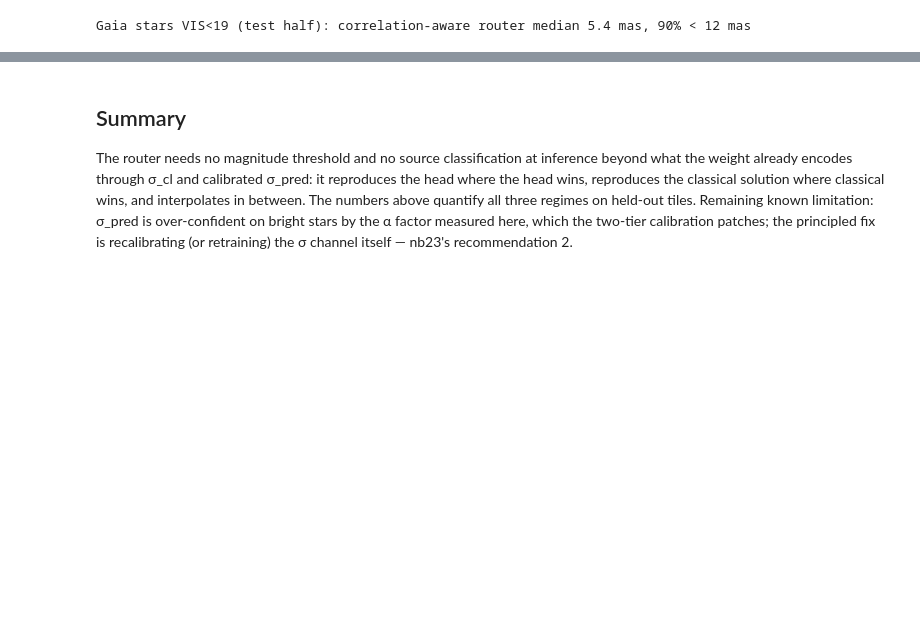
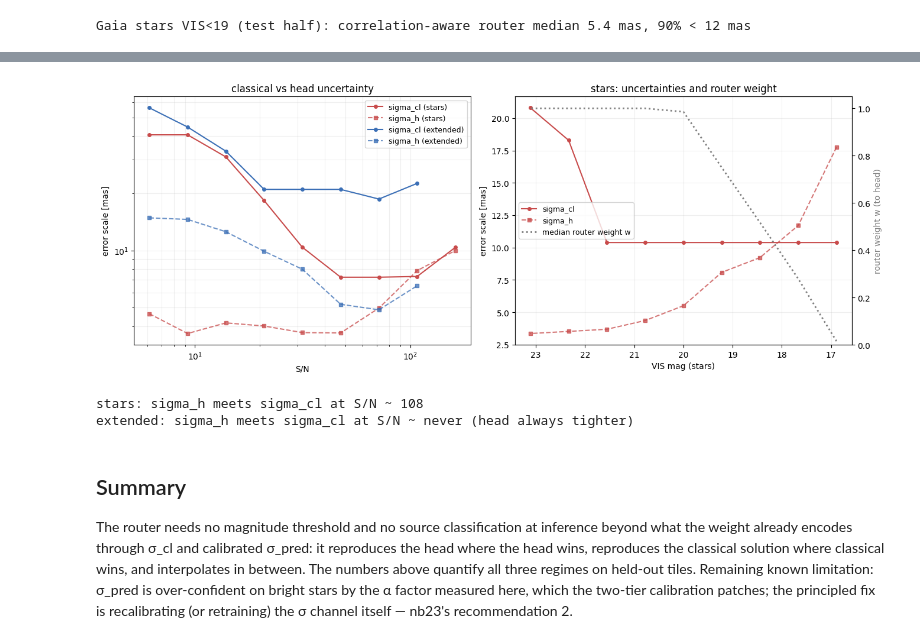
Before and after one commit to xoubish/JAISP, a Jupyter notebook: io/24_astrometry_sigma_router.ipynb, the cells around one changed output, grey strips where cells are left out. Saved outputs shown, nothing was run; the diff lists cells and outputs as text; code cells hidden in the pictures; blank space fills up the shorter version.

```diff
--- a/io/24_astrometry_sigma_router.ipynb
+++ b/io/24_astrometry_sigma_router.ipynb
@@ -300,3 +307,48 @@ Gaia stars VIS<19 (test half): correlation-aware router median 5.4 mas, 90% < 12
+# %%
+ts=test.copy(); ts['star']=ts.is_star.fillna(False)
+fig,axes=plt.subplots(1,2,figsize=(13.5,5.2))
+sb2=np.geomspace(5,300,11); cen2=np.sqrt(sb2[1:]*sb2[:-1])
+for cls,col in [(True,'#c84b4b'),(False,'#3b6fb6')]:
+    g=ts[ts.star==cls]
+    mcl=[g.sig_cl[(g.snr>=lo)&(g.snr<hi)].median() if ((g.snr>=lo)&(g.snr<hi)).sum()>60 else np.nan
+         for lo,hi in zip(sb2[:-1],sb2[1:])]
+    mh=[g.sig_h[(g.snr>=lo)&(g.snr<hi)].median() if ((g.snr>=lo)&(g.snr<hi)).sum()>60 else np.nan
+        for lo,hi in zip(sb2[:-1],sb2[1:])]
+    lab='stars' if cls else 'extended'
+    axes[0].plot(cen2,mcl,'-o',ms=4,color=col,label=f'sigma_cl ({lab})')
+    axes[0].plot(cen2,mh,'--s',ms=4,color=col,alpha=0.75,label=f'sigma_h ({lab})')
+axes[0].set(xscale='log',yscale='log',xlabel='S/N',ylabel='error scale [mas]',
+            title='classical vs head uncertainty')
+axes[0].grid(True,which='both',alpha=0.2); axes[0].legend(fontsize=9)
+
+st2=ts[ts.star&np.isfinite(ts.vmag)]
+mb2=np.linspace(16.5,23.5,10); cenm=(mb2[1:]+mb2[:-1])/2
+mcl=[st2.sig_cl[(st2.vmag>=lo)&(st2.vmag<hi)].median() if ((st2.vmag>=lo)&(st2.vmag<hi)).sum()>40 else np.nan
+     for lo,hi in zip(mb2[:-1],mb2[1:])]
+mh=[st2.sig_h[(st2.vmag>=lo)&(st2.vmag<hi)].median() if ((st2.vmag>=lo)&(st2.vmag<hi)).sum()>40 else np.nan
+    for lo,hi in zip(mb2[:-1],mb2[1:])]
+mw=[st2.w2[(st2.vmag>=lo)&(st2.vmag<hi)].median() if ((st2.vmag>=lo)&(st2.vmag<hi)).sum()>40 else np.nan
+   for lo,hi in zip(mb2[:-1],mb2[1:])]
+axes[1].plot(cenm,mcl,'-o',ms=4,color='#c84b4b',label='sigma_cl')
+axes[1].plot(cenm,mh,'--s',ms=4,color='#c84b4b',alpha=0.75,label='sigma_h')
+axes[1].set(xlabel='VIS mag (stars)',ylabel='error scale [mas]',title='stars: uncertainties and router weight')
+axes[1].invert_xaxis(); axes[1].grid(True,alpha=0.2)
+ax2=axes[1].twinx()
+ax2.plot(cenm,mw,':',color='gray',lw=2,label='median router weight w')
+ax2.set_ylabel('router weight w (to head)',color='gray'); ax2.set_ylim(0,1.05)
+lines1,labs1=axes[1].get_legend_handles_labels(); lines2,labs2=ax2.get_legend_handles_labels()
+axes[1].legend(lines1+lines2,labs1+labs2,fontsize=9,loc='center left')
+plt.tight_layout(); fig.savefig(OUT/'nb24_sigma_cl_vs_h.png',dpi=130,bbox_inches='tight'); plt.show()
+for cls in [True,False]:
+    g=ts[ts.star==cls]
+    cross=[c for c,lo,hi in zip(cen2,sb2[:-1],sb2[1:])
+           if ((g.snr>=lo)&(g.snr<hi)).sum()>60
+           and g.sig_h[(g.snr>=lo)&(g.snr<hi)].median()>=g.sig_cl[(g.snr>=lo)&(g.snr<hi)].median()]
+    print(('stars' if cls else 'extended')+': sigma_h meets sigma_cl at S/N ~ '+(f'{cross[0]:.0f}' if cross else 'never (head always tighter)'))
+# %% [output]
+[figure, added]
+stars: sigma_h meets sigma_cl at S/N ~ 108
+extended: sigma_h meets sigma_cl at S/N ~ never (head always tighter)
 # %% [markdown]
 ## Summary
 
```
Also changed, not shown: parts of 1 cell of this notebook, 11 other files.
